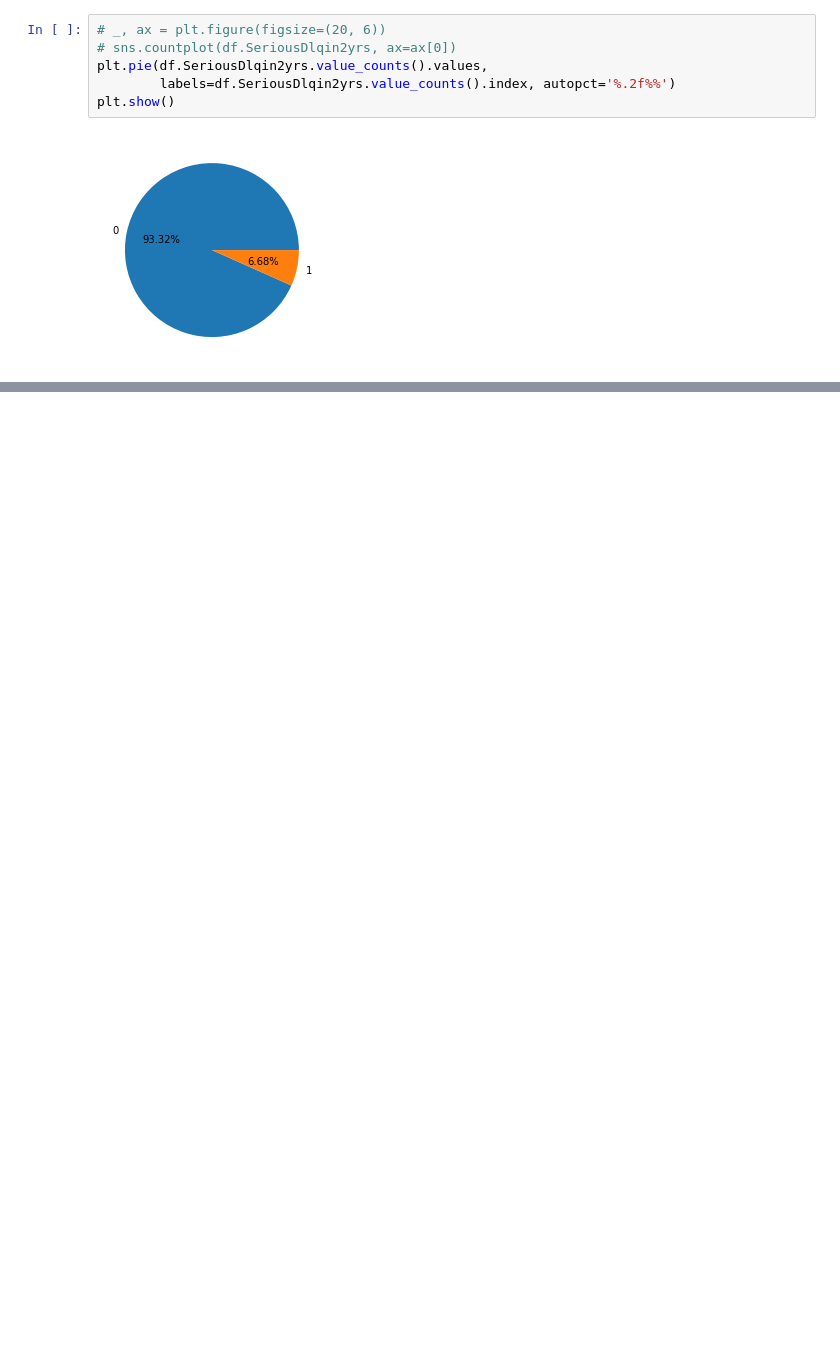
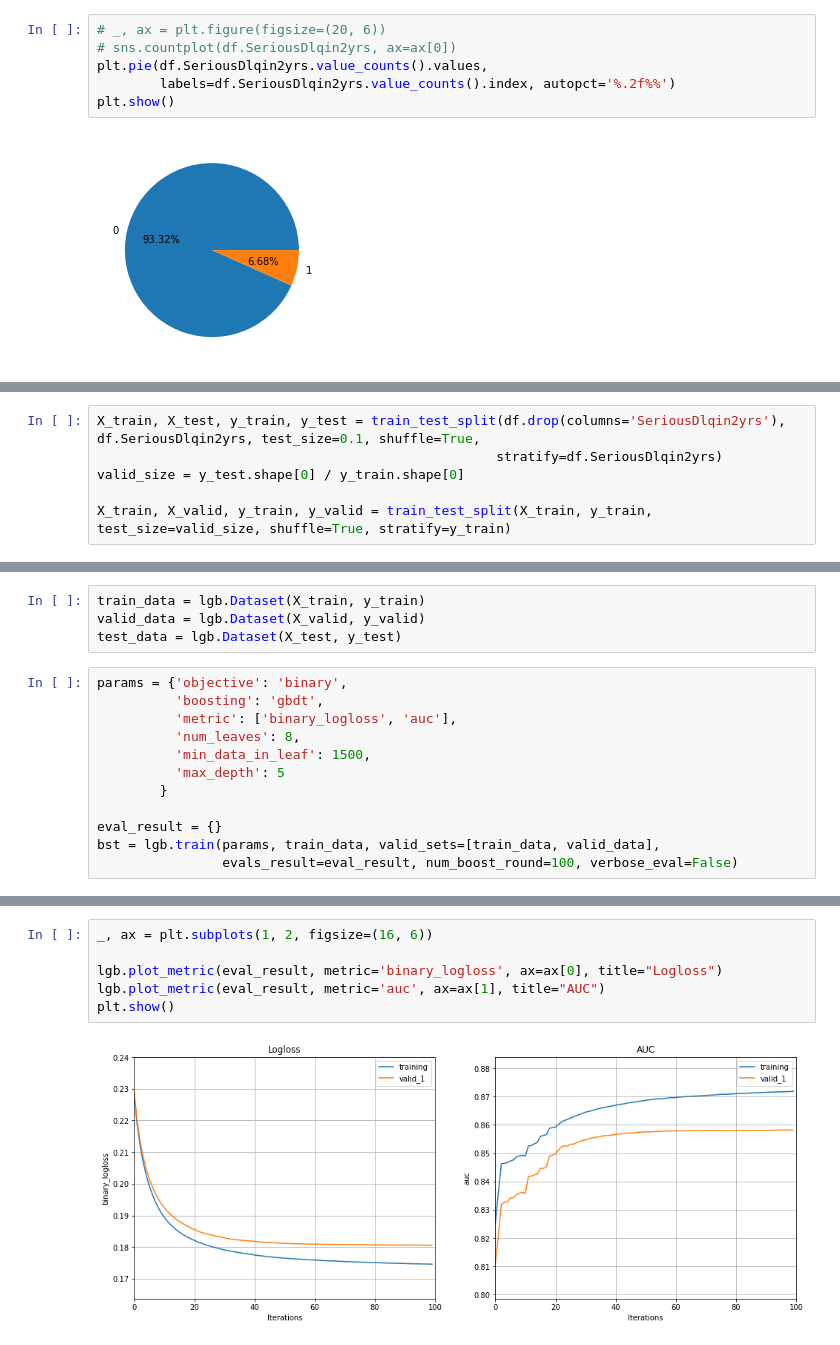
Before and after one commit to datacuriosity/MCI_PYTHON_34A8_L2, a Jupyter notebook: notebooks/Lecture_09_DT_Ensemble_learning.ipynb, the cells around one changed output, grey strips where cells are left out. Saved outputs shown, nothing was run; the diff lists cells and outputs as text; blank space fills up the shorter version.

```diff
--- a/notebooks/Lecture_09_DT_Ensemble_learning.ipynb
+++ b/notebooks/Lecture_09_DT_Ensemble_learning.ipynb
@@ -80,0 +93,6 @@ array([139974,  10026])
+# %%
+X_train, X_test, y_train, y_test = train_test_split(df.drop(columns='SeriousDlqin2yrs'), df.SeriousDlqin2yrs, test_size=0.1, shuffle=True,
+                                                   stratify=df.SeriousDlqin2yrs)
+valid_size = y_test.shape[0] / y_train.shape[0]
+
+X_train, X_valid, y_train, y_valid = train_test_split(X_train, y_train, test_size=valid_size, shuffle=True, stratify=y_train)
@@ -80,0 +129,16 @@ array([139974,  10026])
+# %%
+train_data = lgb.Dataset(X_train, y_train)
+valid_data = lgb.Dataset(X_valid, y_valid)
+test_data = lgb.Dataset(X_test, y_test)
+# %%
+params = {'objective': 'binary',
+          'boosting': 'gbdt',
+          'metric': ['binary_logloss', 'auc'],
+          'num_leaves': 8,
+          'min_data_in_leaf': 1500,
+          'max_depth': 5
+        }
+
+eval_result = {}
+bst = lgb.train(params, train_data, valid_sets=[train_data, valid_data],
+                evals_result=eval_result, num_boost_round=100, verbose_eval=False)
@@ -80,0 +158,8 @@ array([139974,  10026])
+# %%
+_, ax = plt.subplots(1, 2, figsize=(16, 6))
+
+lgb.plot_metric(eval_result, metric='binary_logloss', ax=ax[0], title="Logloss")
+lgb.plot_metric(eval_result, metric='auc', ax=ax[1], title="AUC")
+plt.show()
+# %% [output]
+[figure, added]
```
Also changed, not shown: parts of 23 cells of this notebook.
